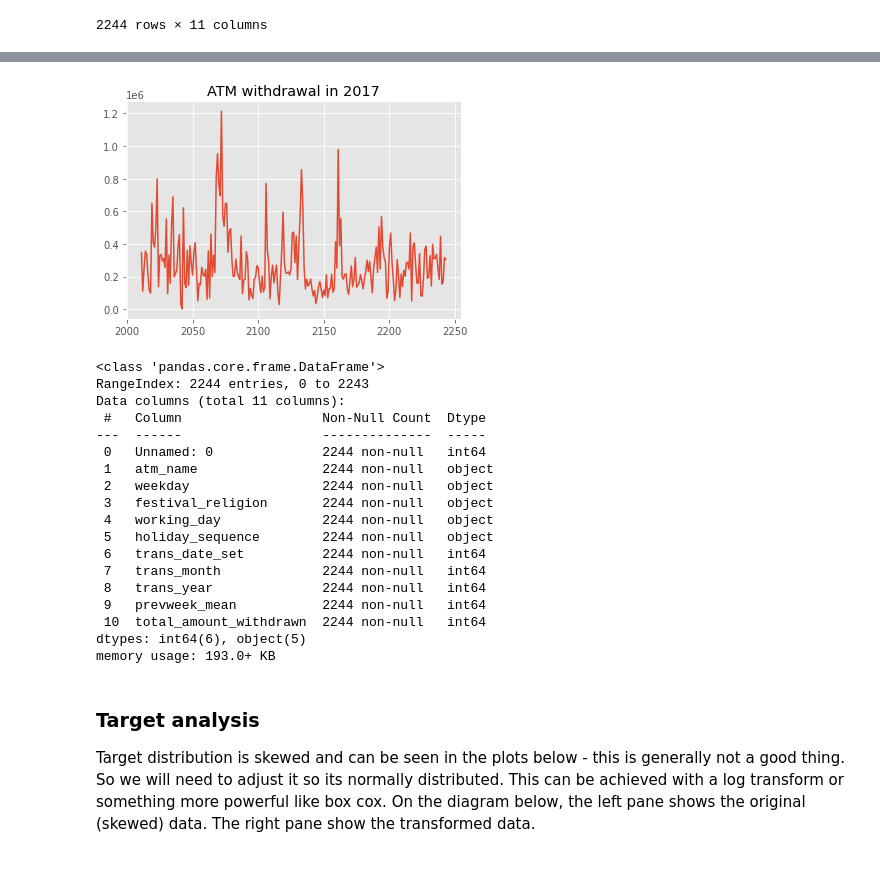
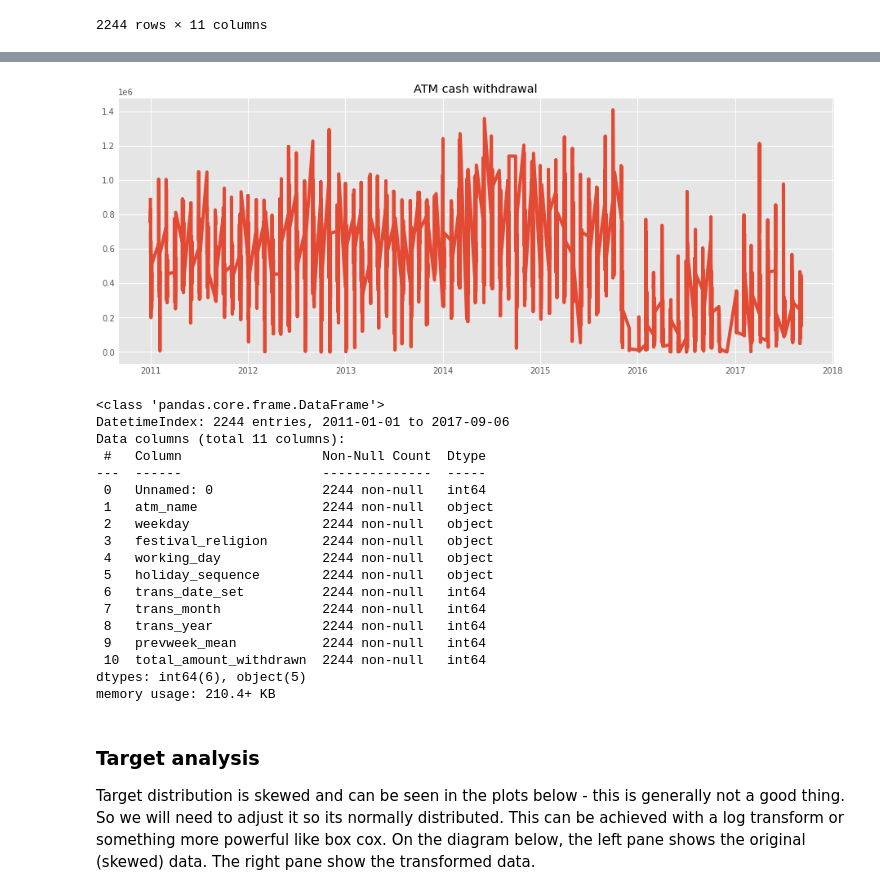
Before and after one commit to saritmaitra/ATM-cash-withdrawal-forecast, a Jupyter notebook: ATM_cash_withdrawal.ipynb, the cells around one changed output, grey strips where cells are left out. Saved outputs shown, nothing was run; the diff lists cells and outputs as text; code cells hidden in the pictures; blank space fills up the shorter version.

```diff
--- a/ATM_cash_withdrawal.ipynb
+++ b/ATM_cash_withdrawal.ipynb
@@ -77,3 +111,6 @@ df
 | 2242 | 11580 | Mount Road ATM | THURSDAY | NH | W | WWH | 6 | ... |
 | 2243 | 11585 | Mount Road ATM | FRIDAY | H | H | WHH | 6 | ... |
 2244 rows × 11 columns
+# %%
+df['date'] = pd.to_datetime(dict(year=df.trans_year, month=df.trans_month, day=df.trans_date_set))
+df.tail()
@@ -80,5 +125,5 @@ df
 # %%
-data = df.set_index('trans_year').tail()
-data.tail()
+data = df.set_index('date')
+data.head()
 # %% [output]
 |  | Unnamed: 0 | atm_name | weekday | festival_religion | working_day | holiday_sequence | trans_date_set | ... |
@@ -122,6 +140,7 @@ Name: total_amount_withdrawn, Length: 233, dtype: int64
 # %%
+plt.figure(figsize=(14,6))
 plt.style.use('ggplot')
-plt.plot(df['total_amount_withdrawn'] [2011:])
-plt.title('ATM withdrawal in 2017')
+plt.plot(data['total_amount_withdrawn'])
+plt.title('ATM cash withdrawal')
 plt.show()
 # %% [output]
@@ -132,9 +147,9 @@ plt.show()
-[figure, old version]
+[figure, new version]
 # %%
-df.info()
+data.info()
 # %% [output]
 <class 'pandas.core.frame.DataFrame'>
-RangeIndex: 2244 entries, 0 to 2243
+DatetimeIndex: 2244 entries, 2011-01-01 to 2017-09-06
 Data columns (total 11 columns):
  #   Column                  Non-Null Count  Dtype
 ---  ------                  --------------  -----
@@ -150,7 +165,7 @@ Data columns (total 11 columns):
  9   prevweek_mean           2244 non-null   int64
  10  total_amount_withdrawn  2244 non-null   int64
 dtypes: int64(6), object(5)
-memory usage: 193.0+ KB
+memory usage: 210.4+ KB
 # %% [markdown]
 ### Target analysis
 Target distribution is skewed and can be seen in the plots below - this is generally not a good thing. So we will need to adjust it so its normally distributed. This can be achieved with a log transform or something more powerful like box cox. On the diagram below, the left pane shows the original (skewed) data. The right pane show the transformed data.
```
Also changed, not shown: parts of 56 cells of this notebook.
